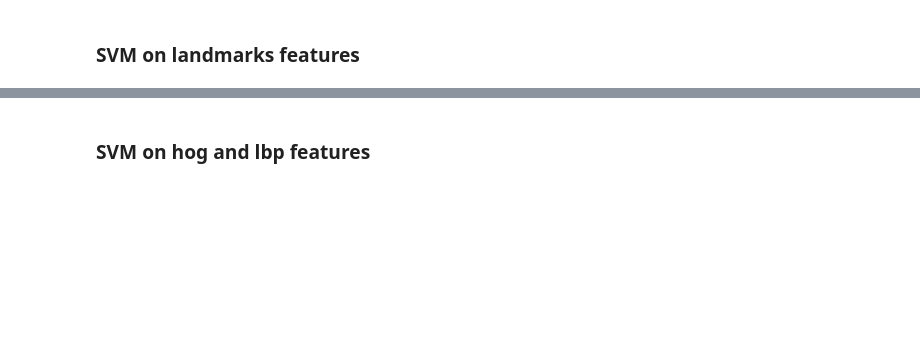
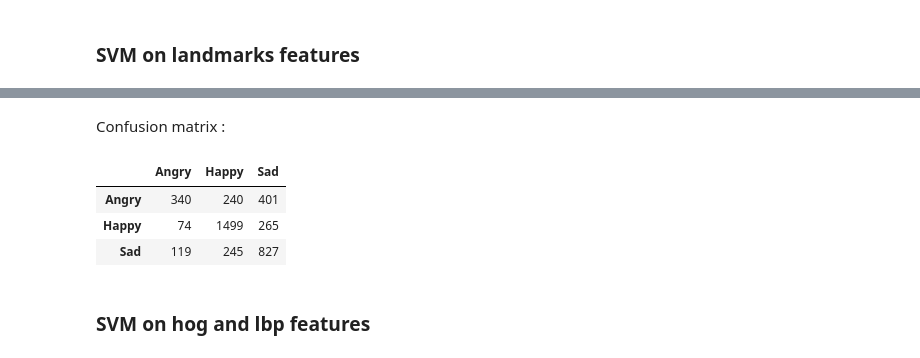
Before and after one commit to AntoineGuiot/project_vic, a Jupyter notebook: exploration_img_plot.ipynb, the cells around one changed output, grey strips where cells are left out. Saved outputs shown, nothing was run; the diff lists cells and outputs as text; code cells hidden in the pictures; blank space fills up the shorter version.

```diff
--- a/exploration_img_plot.ipynb
+++ b/exploration_img_plot.ipynb
@@ -259,3 +323,12 @@ F1 score: 0.6181110255028589
+# %% [markdown]
+Confusion matrix :
+# %%
+model.get_confusion_matrix(data_formatter_test.data.dropna())
+# %% [output]
+|  | Angry | Happy | Sad |
+| Angry | 340 | 240 | 401 |
+| Happy | 74 | 1499 | 265 |
+| Sad | 119 | 245 | 827 |
 # %% [markdown]
 ### SVM on hog and lbp features
 # %%
```
Also changed, not shown: parts of 44 cells of this notebook, 2 other files.
